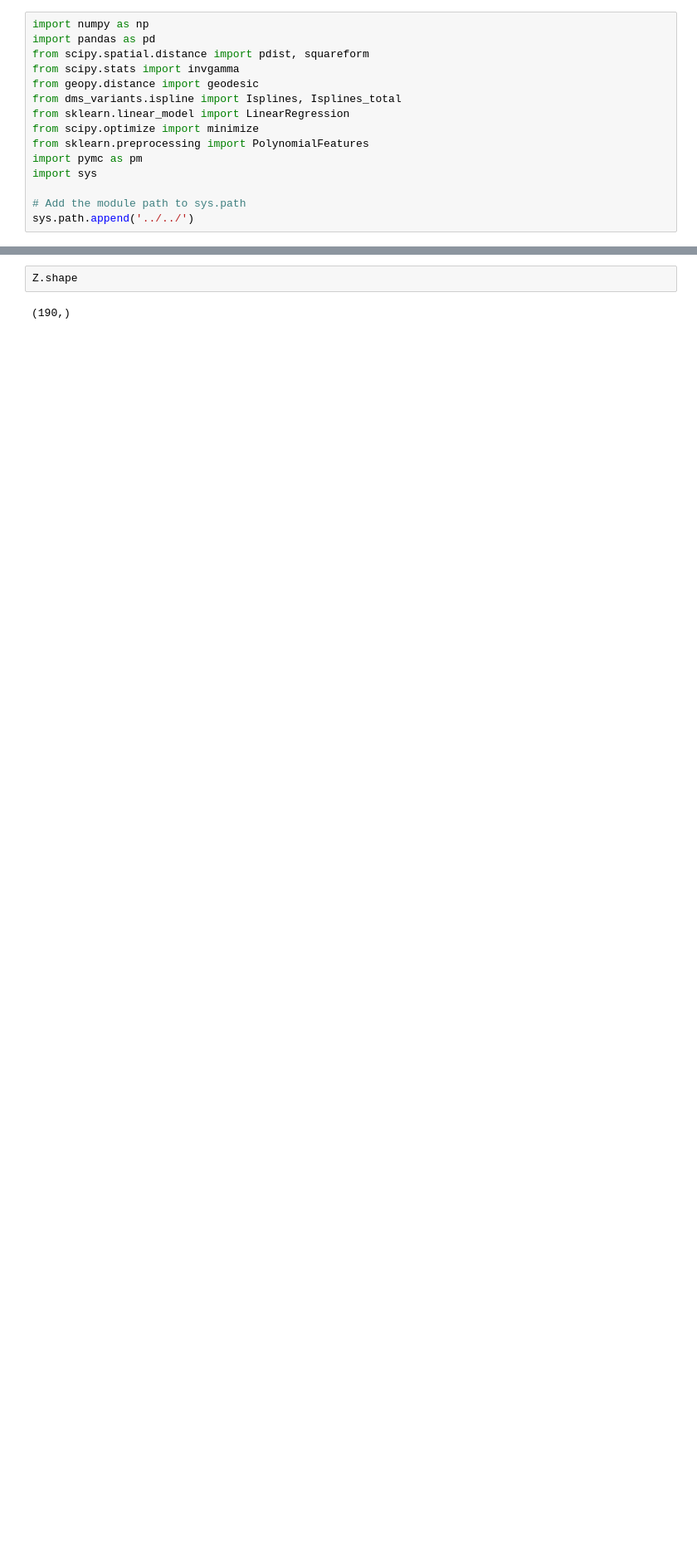
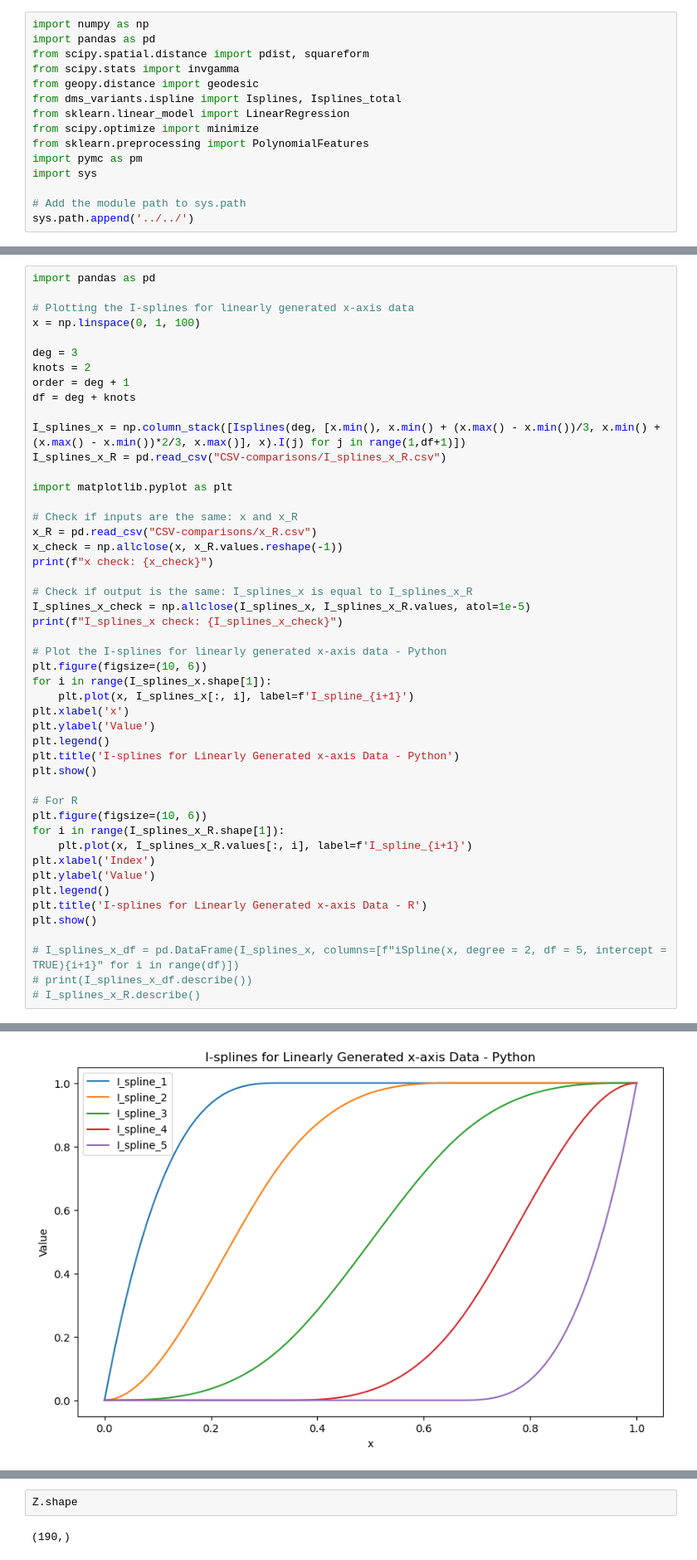
Before and after one commit to butterman0/spGDMM, a Jupyter notebook: nimble_code/SA Family/data_exploration_AFS.ipynb, the cells around one changed output, grey strips where cells are left out. Shown at 83% size. Drawn from its saved outputs; the diff is of its cells as text; blank space fills up the shorter version.

Commit message:
feat: add comparison between R and python implementation

```diff
--- a/nimble_code/SA Family/data_exploration_AFS.ipynb
+++ b/nimble_code/SA Family/data_exploration_AFS.ipynb
@@ -134,0 +136,49 @@ Proportion of ones: 0.08947368421052632
+# %%
+import pandas as pd
+
+# Plotting the I-splines for linearly generated x-axis data
+x = np.linspace(0, 1, 100)
+
+deg = 3
+knots = 2
+order = deg + 1
+df = deg + knots
+
+I_splines_x = np.column_stack([Isplines(deg, [x.min(), x.min() + (x.max() - x.min())/3, x.min() + (x.max() - x.min())*2/3, x.max()], x).I(j) for j in range(1,df+1)])
+I_splines_x_R = pd.read_csv("CSV-comparisons/I_splines_x_R.csv")
+
+import matplotlib.pyplot as plt
+
+# Check if inputs are the same: x and x_R
+x_R = pd.read_csv("CSV-comparisons/x_R.csv")
+x_check = np.allclose(x, x_R.values.reshape(-1))
+print(f"x check: {x_check}")
+
+# Check if output is the same: I_splines_x is equal to I_splines_x_R
+I_splines_x_check = np.allclose(I_splines_x, I_splines_x_R.values, atol=1e-5)
+print(f"I_splines_x check: {I_splines_x_check}")
+
+# Plot the I-splines for linearly generated x-axis data - Python
+plt.figure(figsize=(10, 6))
+for i in range(I_splines_x.shape[1]):
+    plt.plot(x, I_splines_x[:, i], label=f'I_spline_{i+1}')
+plt.xlabel('x')
+plt.ylabel('Value')
+plt.legend()
+plt.title('I-splines for Linearly Generated x-axis Data - Python')
+plt.show()
+
+# For R
+plt.figure(figsize=(10, 6))
+for i in range(I_splines_x_R.shape[1]):
+    plt.plot(x, I_splines_x_R.values[:, i], label=f'I_spline_{i+1}')
+plt.xlabel('Index')
+plt.ylabel('Value')
+plt.legend()
+plt.title('I-splines for Linearly Generated x-axis Data - R')
+plt.show()
+
+# I_splines_x_df = pd.DataFrame(I_splines_x, columns=[f"iSpline(x, degree = 2, df = 5, intercept = TRUE){i+1}" for i in range(df)])
+# print(I_splines_x_df.describe())
+# I_splines_x_R.describe()
+# %% [output]
@@ -134,0 +187 @@ Proportion of ones: 0.08947368421052632
+[figure, added]
```
Also changed, not shown: parts of 17 cells of this notebook, 3 other files.
